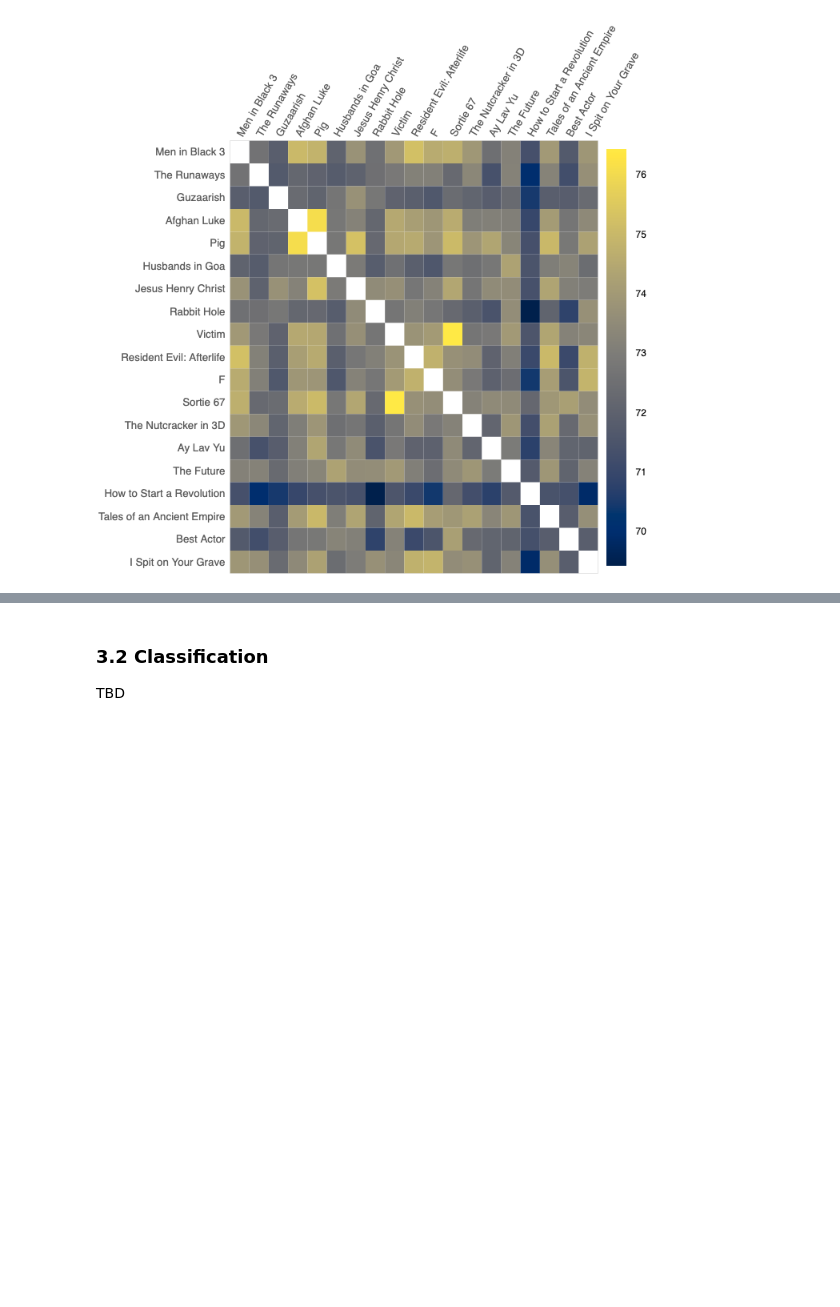
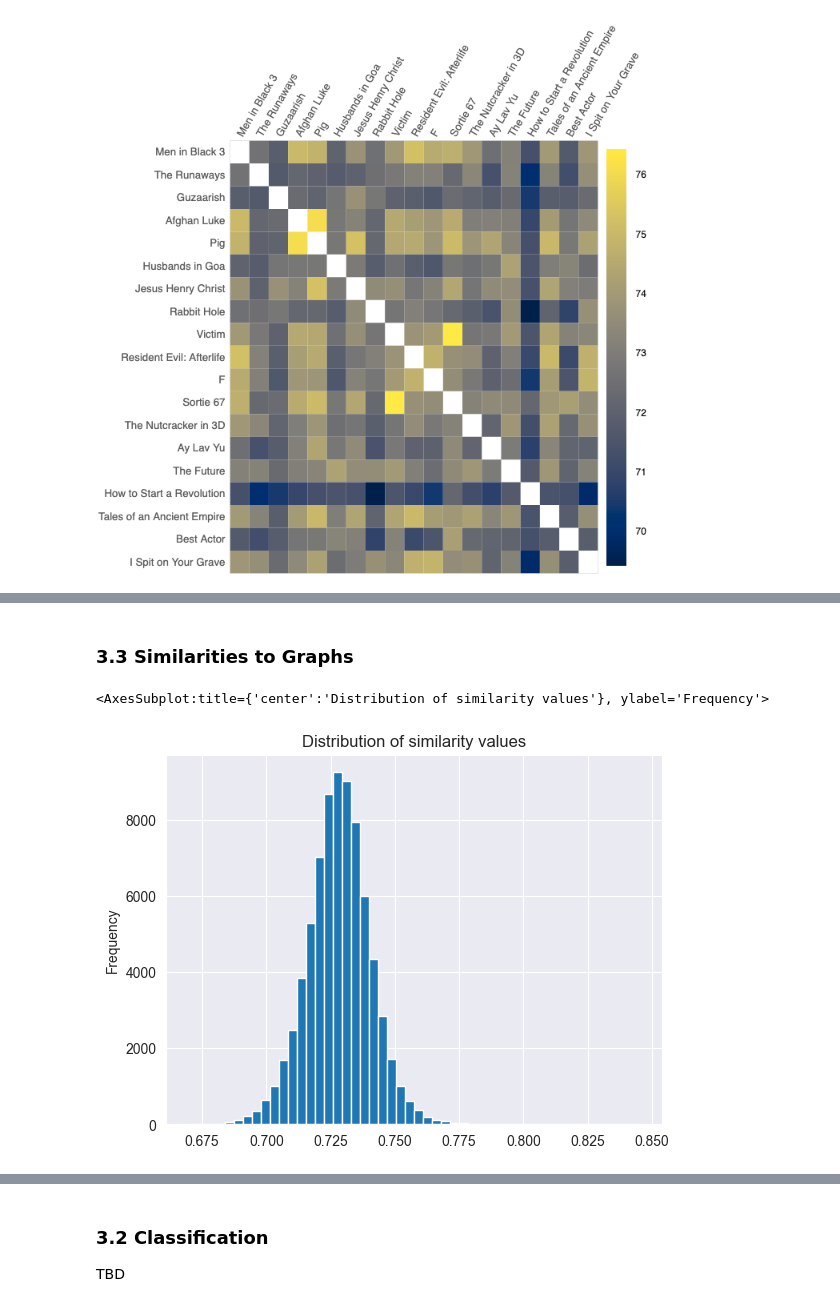
Before and after one commit to epfl-ada/ada-2023-project-adaroundtheworld2023, a Jupyter notebook: project_milestone_3.ipynb, the cells around one changed output, grey strips where cells are left out. Cells and saved outputs as stored; diff of their text form; code cells hidden in the pictures; blank space fills up the shorter version.

```diff
--- a/project_milestone_3.ipynb
+++ b/project_milestone_3.ipynb
@@ -401,6 +419,3 @@ plot = plot_similarity_matrix(similarity_df, width=700)
 get_screenshot_as_png(plot)
 # %% [output]
 [figure]
-# %%
-similarity_dict = get_similarities_from_json(2010)
-movies = list(set(itertools.chain(*similarity_dict.keys())))
@@ -422,0 +422,21 @@ df
+# %% [markdown]
+### 3.3 Similarities to Graphs <a class="anchor" id="similarities"></a>
+# %%
+all_ids = list(set(itertools.chain(*similarity_dict.keys())))
+wanted_ids = df[df.release_year == 2012].wikipedia_id.unique().tolist()
+wanted_combinations = list(itertools.combinations(set(wanted_ids), 2))
+
+similarity_dict_2013 = {}
+
+for movie_1, movie_2 in wanted_combinations:
+    try:
+        similarity_dict_2013[(movie_1, movie_2)] = similarity_dict[(movie_1, movie_2)]
+    except KeyError:
+        similarity_dict_2013[(movie_2, movie_1)] = similarity_dict[(movie_2, movie_1)]
+# %%
+# check the distribution of similarity values
+similarity_values = list(similarity_dict_2013.values())
+pd.Series(similarity_values).plot.hist(bins=50, title='Distribution of similarity values')
+# %% [output]
+<AxesSubplot:title={'center':'Distribution of similarity values'}, ylabel='Frequency'>
+[figure, added]
```
Also changed, not shown: parts of 12 cells of this notebook, 2 other files.
